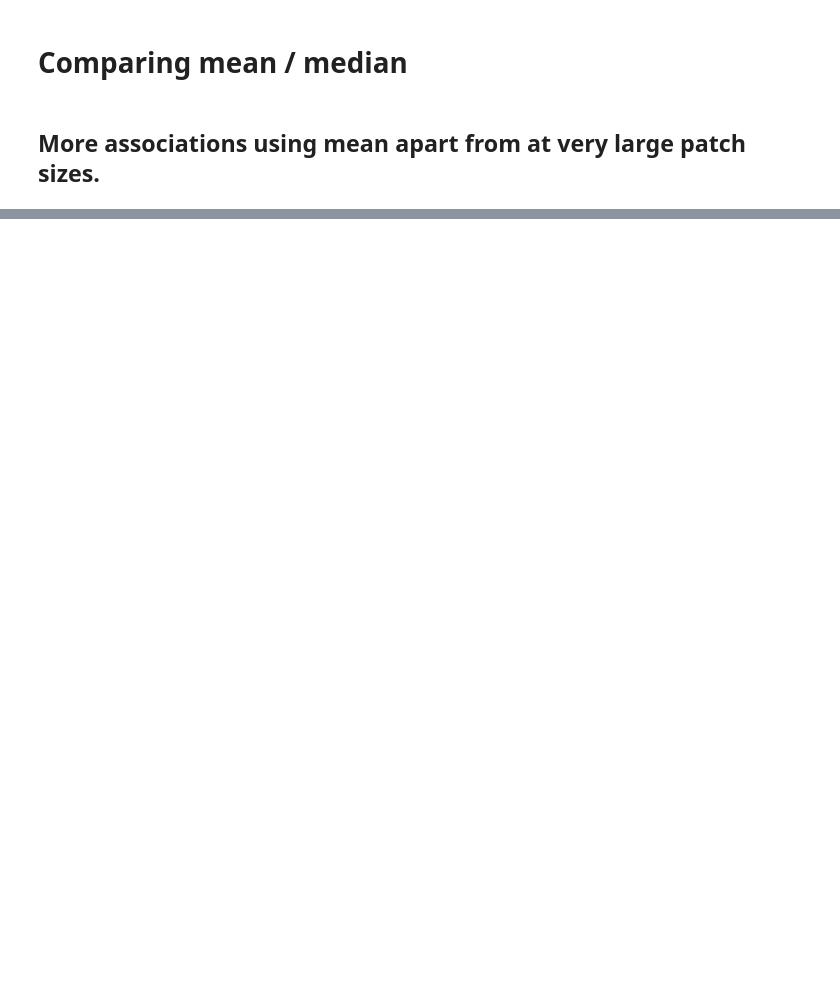
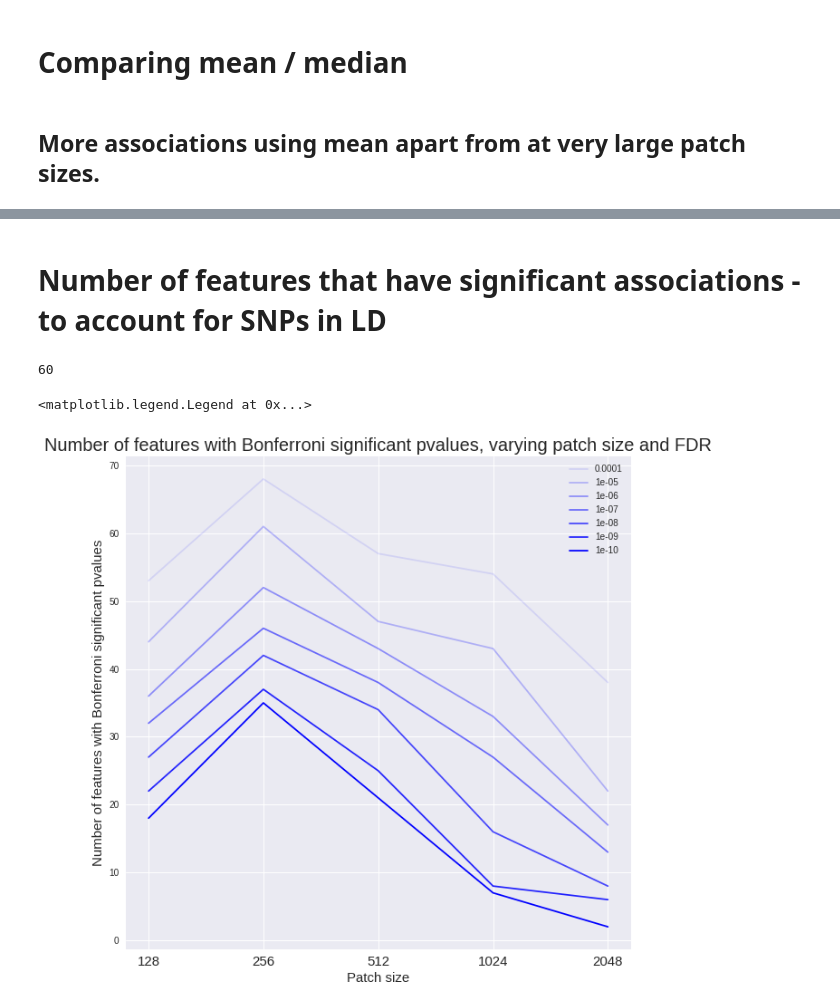
Before and after one commit to willgdjones/GTEx, a Jupyter notebook: notebooks/daily/17-05-11-number-of-signifiant-associations-across-different-patch-sizes.ipynb, the cells around one changed output, grey strips where cells are left out. Drawn from its saved outputs; the diff is of its cells as text; code cells hidden in the pictures; blank space fills up the shorter version.

```diff
--- a/notebooks/daily/17-05-11-number-of-signifiant-associations-across-different-patch-sizes.ipynb
+++ b/notebooks/daily/17-05-11-number-of-signifiant-associations-across-different-patch-sizes.ipynb
@@ -205,0 +208,2 @@ median_2048_R
+# %% [markdown]
+# Number of features that have significant associations - to account for SNPs in LD
@@ -205,0 +214,26 @@ median_2048_R
+# %%
+a = 'mean'
+s = 128
+pvalues = results['{}_{}_{}'.format(a,s,'R')]
+sum(np.sum(smm.multipletests(pvalues.flatten(),method='bonferroni',alpha=0.001)[0].reshape(pvalues.shape),axis=1) > 0)
+# %% [output]
+60
+# %%
+s = None
+# %%
+alphas = [0.0001,0.00001,0.000001,0.0000001,0.00000001,0.000000001,0.0000000001]
+sizes = [128,256,512,1024,2048]
+aggregations = ['mean','median']
+plt.figure(figsize=(10,10))
+plt.title("Number of features with Bonferroni significant pvalues, varying patch size and FDR", size=20)
+plt.xticks(range(len(alphas)),sizes,size=15)
+plt.xlabel('Patch size',size=15)
+plt.ylabel('Number of features with Bonferroni significant pvalues',size=15)
+for a in aggregations[0:1]:
+    for (k, alph) in enumerate(alphas):
+        points = [sum(np.sum(smm.multipletests(results['{}_{}_{}'.format(a,s,'R')].flatten(),method='bonferroni',alpha=alph)[0].reshape(results['{}_{}_{}'.format(a,s,'R')].shape),axis=1) > 0) for s in sizes]
+        plt.plot(points, c='blue',label=alph, alpha=0.1+0.15*k)
+plt.legend()
+# %% [output]
+<matplotlib.legend.Legend at 0x...>
+[figure, added]
```
Also changed, not shown: parts of 8 cells of this notebook, 6 other files.
